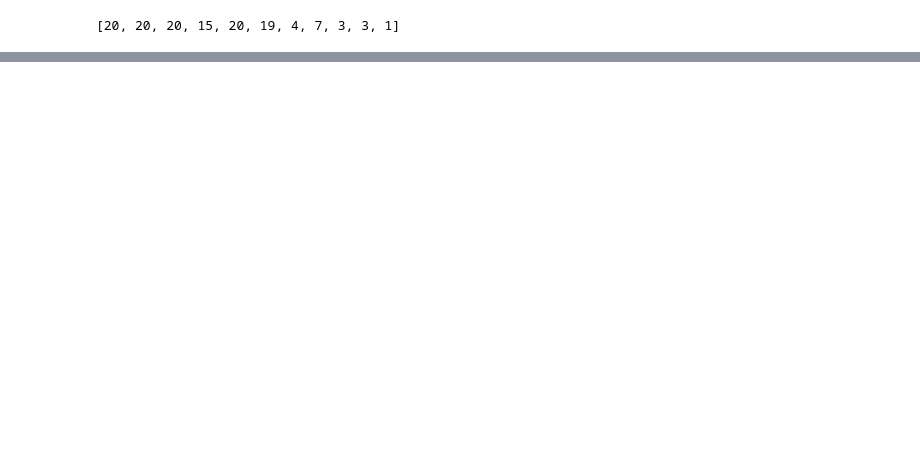
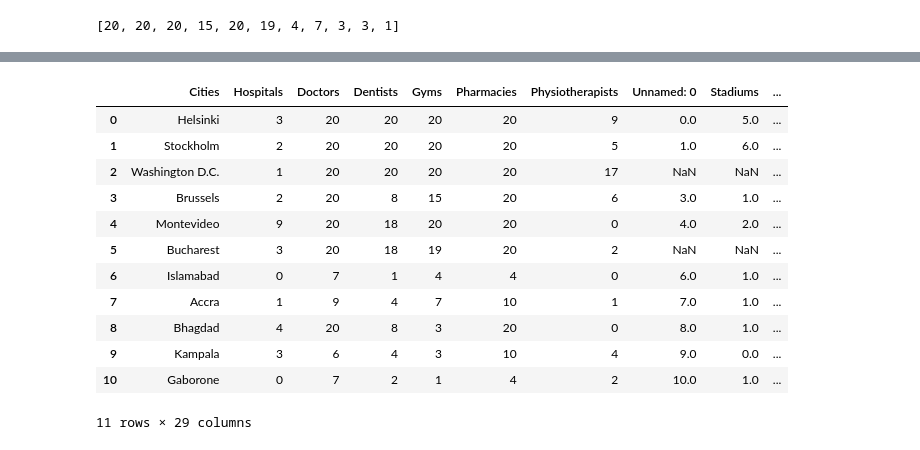
Before and after one commit to jamalabdi100/project1-1, a Jupyter notebook: Health_locations.ipynb, the cells around one changed output, grey strips where cells are left out. Cells and saved outputs as stored; diff of their text form; code cells hidden in the pictures; blank space fills up the shorter version.

```diff
--- a/Health_locations.ipynb
+++ b/Health_locations.ipynb
@@ -184,0 +185,35 @@ Text(0, 0.5, 'Score')
+# %%
+#Combine all data using csv files
+entertainment_location_types = "entertainment_df.csv"
+ent_locations_df = pd.read_csv(entertainment_location_types, encoding="UTF-8")
+ent_locations_total= ent_locations_df.drop(columns=['Total'])
+health_locations_total = health_data_df.drop(columns=['Total'])
+all_locations_total= pd.merge(health_locations_total,ent_locations_total,how="left",on="Cities")
+education_location_types = "education_df.csv"
+ed_locations_df = pd.read_csv(education_location_types, encoding="UTF-8")
+ed_locations_df = ed_locations_df.drop(columns=['Total'])
+transportation_location_types = "transportation_df.csv"
+trans_locations_df = pd.read_csv(transportation_location_types, encoding="UTF-8")
+trans_locations_df = trans_locations_df.drop(columns=['Total'])
+all_locations_total = pd.merge(all_locations_total,trans_locations_df,how="left",on="Cities")
+all_locations_total = pd.merge(all_locations_total,ed_locations_df,how="left",on="Cities")
+
+#sum total data
+sum_rows= all_locations_total.sum(axis=1)
+all_locations_total["Total"]=sum_rows
+
+all_locations_total
+# %% [output]
+|  | Cities | Hospitals | Doctors | Dentists | Gyms | Pharmacies | Physiotherapists | Unnamed: 0 | Stadiums | ... |
+| 0 | Helsinki | 3 | 20 | 20 | 20 | 20 | 9 | 0.0 | 5.0 | ... |
+| 1 | Stockholm | 2 | 20 | 20 | 20 | 20 | 5 | 1.0 | 6.0 | ... |
+| 2 | Washington D.C. | 1 | 20 | 20 | 20 | 20 | 17 | NaN | NaN | ... |
+| 3 | Brussels | 2 | 20 | 8 | 15 | 20 | 6 | 3.0 | 1.0 | ... |
+| 4 | Montevideo | 9 | 20 | 18 | 20 | 20 | 0 | 4.0 | 2.0 | ... |
+| 5 | Bucharest | 3 | 20 | 18 | 19 | 20 | 2 | NaN | NaN | ... |
+| 6 | Islamabad | 0 | 7 | 1 | 4 | 4 | 0 | 6.0 | 1.0 | ... |
+| 7 | Accra | 1 | 9 | 4 | 7 | 10 | 1 | 7.0 | 1.0 | ... |
+| 8 | Bhagdad | 4 | 20 | 8 | 3 | 20 | 0 | 8.0 | 1.0 | ... |
+| 9 | Kampala | 3 | 6 | 4 | 3 | 10 | 4 | 9.0 | 0.0 | ... |
+| 10 | Gaborone | 0 | 7 | 2 | 1 | 4 | 2 | 10.0 | 1.0 | ... |
+11 rows × 29 columns
```
Also changed, not shown: parts of 9 cells of this notebook, 5 other files.
